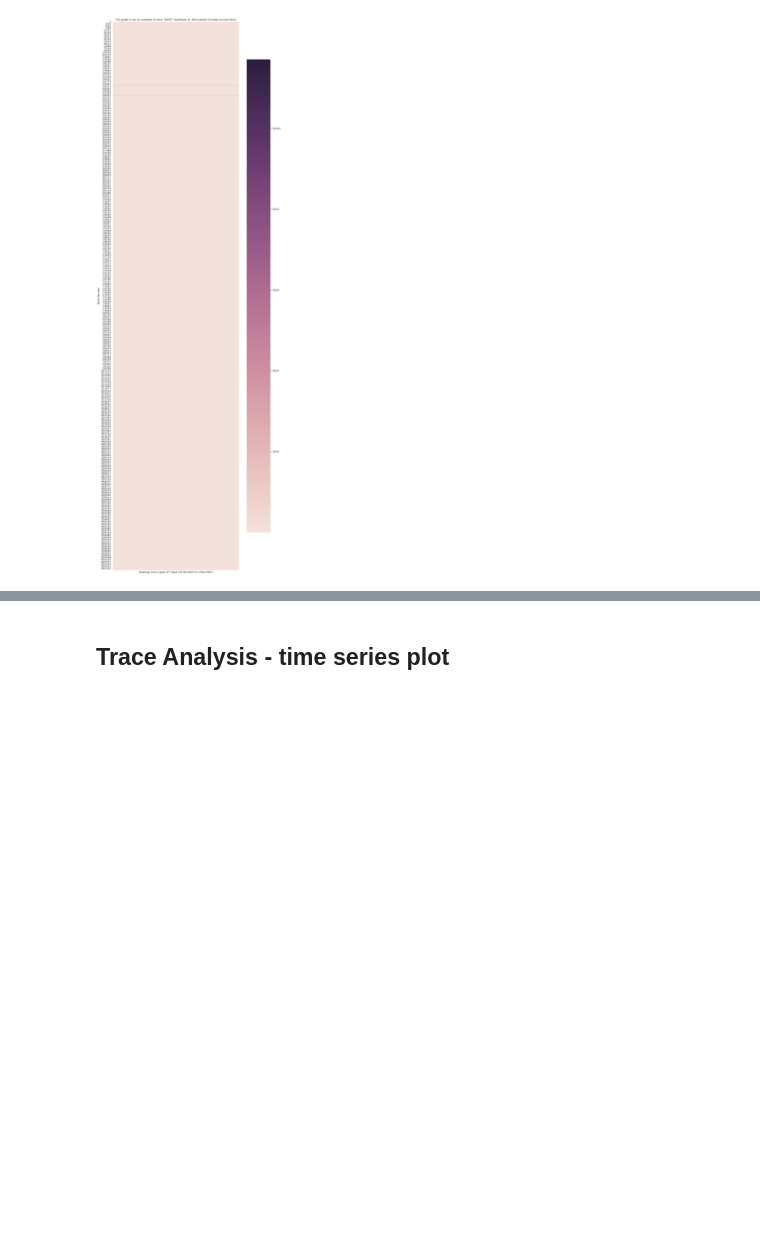
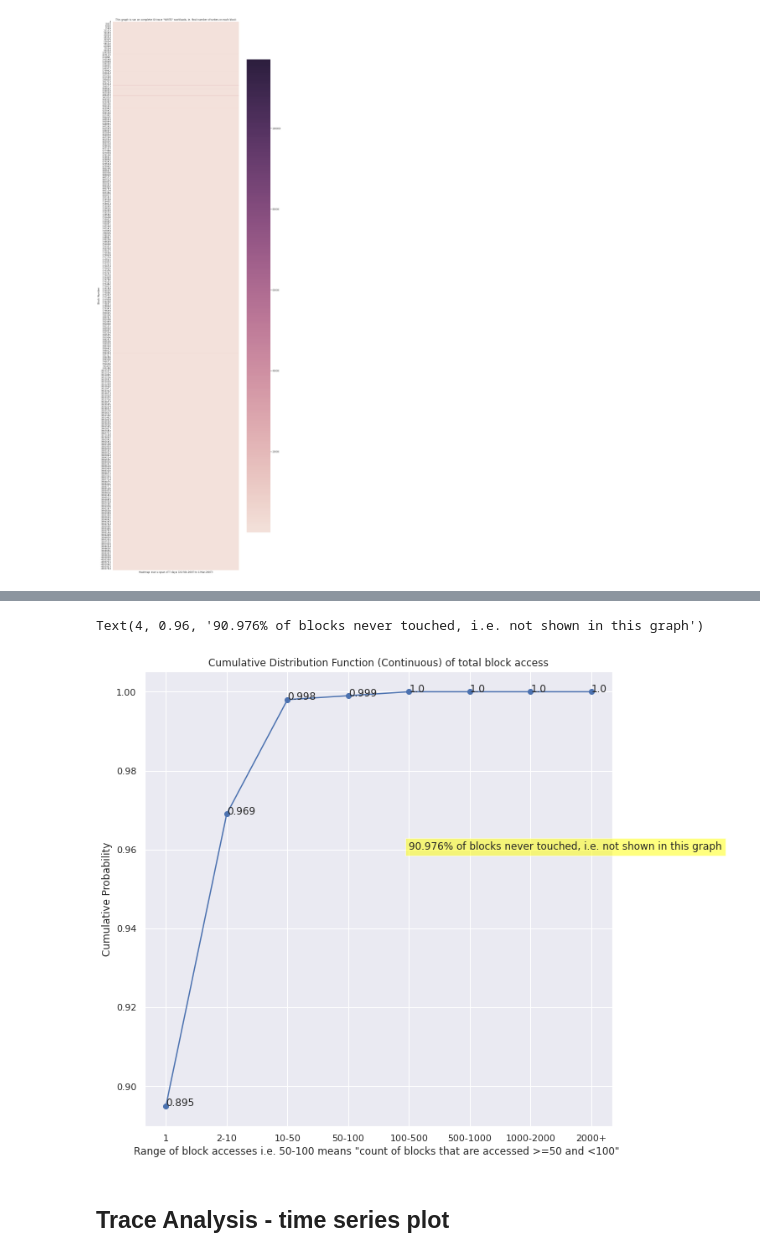
Before and after one commit to PrathUpadhyay/Systems, a Jupyter notebook: IO_Traces/MSR_Traces_mds_0.ipynb, the cells around one changed output, grey strips where cells are left out. Cells and saved outputs as stored; diff of their text form; code cells hidden in the pictures; blank space fills up the shorter version.

```diff
--- a/IO_Traces/MSR_Traces_mds_0.ipynb
+++ b/IO_Traces/MSR_Traces_mds_0.ipynb
@@ -182,3 +251,65 @@ plt.show()
+# %%
+def ecdf(data):
+    """ Compute ECDF """
+#     x = np.sort(data)
+    n = len(data)
+#     y = np.arange(1, data) / n
+
+    cumsum = 0
+    y = []
+    for i in range(len(data)):
+        cumsum += data[i]
+        y.append(round(cumsum/len(block_counter_dict), 3))
+
+    return y
+# %%
+import chart_studio.plotly as py
+import plotly.graph_objs as go
+import numpy as np
+
+y = ecdf(y_axis)
+
+
+
+########## PLOTLY CODE not visible on github
+
+# trace = go.Scatter(x=x_axis,
+#                    y=y,
+#                    marker=dict(color='rgb(150, 25, 120)'))
+
+
+# layout = go.Layout(
+#     title="Cumulative Distribution Function"
+# )
+
+# fig = go.Figure(data=go.Data([trace]), layout=layout)
+
+# fig.update_layout(
+# #     title="Plot Title",
+#     xaxis_title="Range of block access",
+#     yaxis_title="CDF (continuous)"
+# #     font=dict(
+# #         family="Courier New, monospace",
+# #         size=18,
+# #         color="#7f7f7f"
+# #     )
+# )
+# fig.show()
+
+
+pyplot.figure(figsize=(10,10))
+pyplot.scatter(x=x_axis, y=y)
+pyplot.plot(x_axis, y)
+for i in range(len(x_axis)):
+    pyplot.annotate(str(y[i]), xy=(x_axis[i], y[i]))
+# pyplot.legend(loc='upper right')
+pyplot.title("Cumulative Distribution Function (Continuous) of total block access")
+pyplot.ylabel('Cumulative Probability')
+pyplot.xlabel('Range of block accesses i.e. 50-100 means "count of blocks that are accessed >=50 and <100" ')
+pyplot.text(4, 0.96, "90.976% of blocks never touched, i.e. not shown in this graph", bbox=dict(facecolor='yellow', alpha=0.5))
+# %% [output]
+Text(4, 0.96, '90.976% of blocks never touched, i.e. not shown in this graph')
+[figure, added]
 # %% [markdown]
 ## Trace Analysis - time series plot
 # %% [markdown]
```
Also changed, not shown: parts of 5 cells of this notebook.
